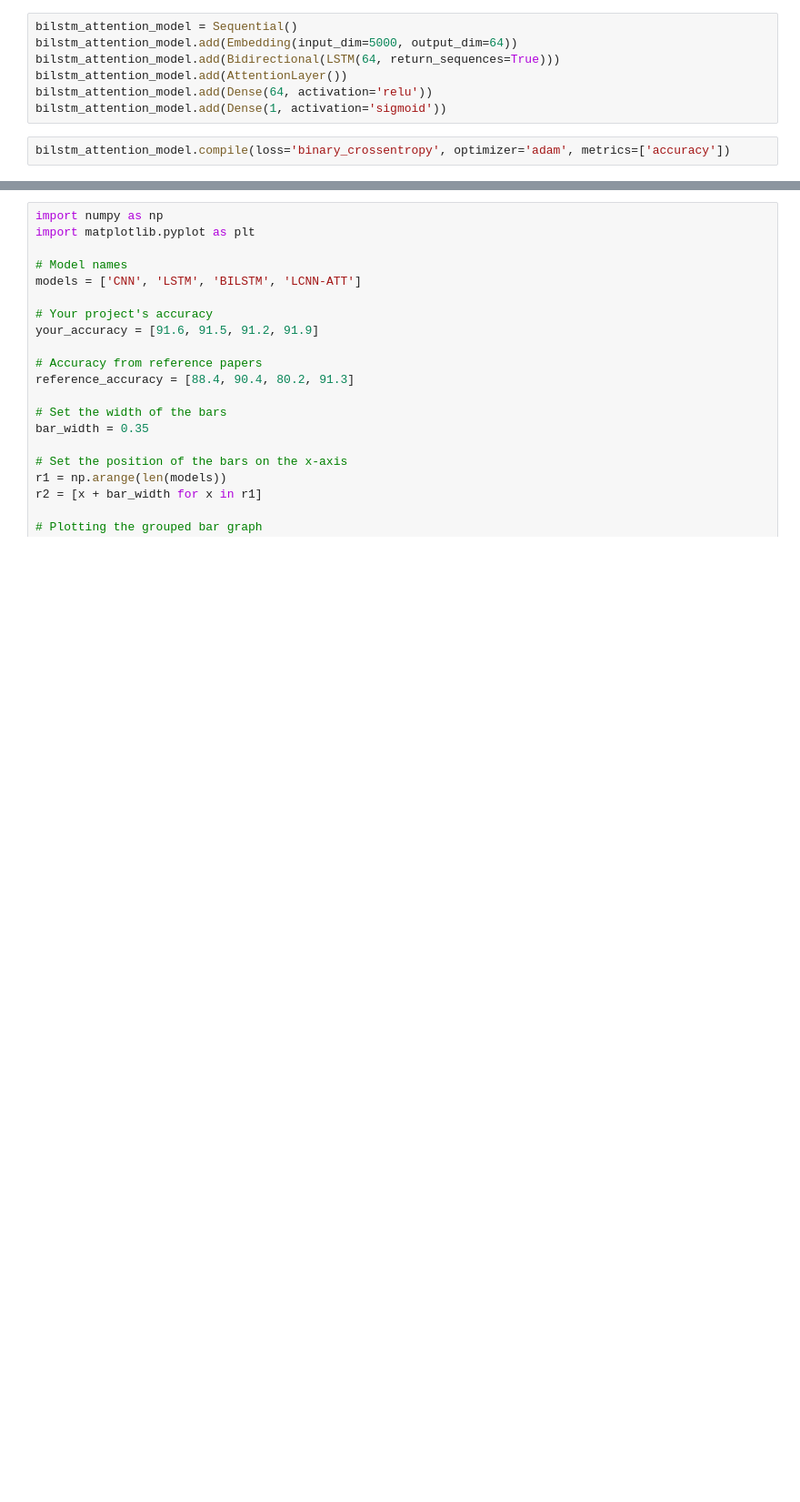
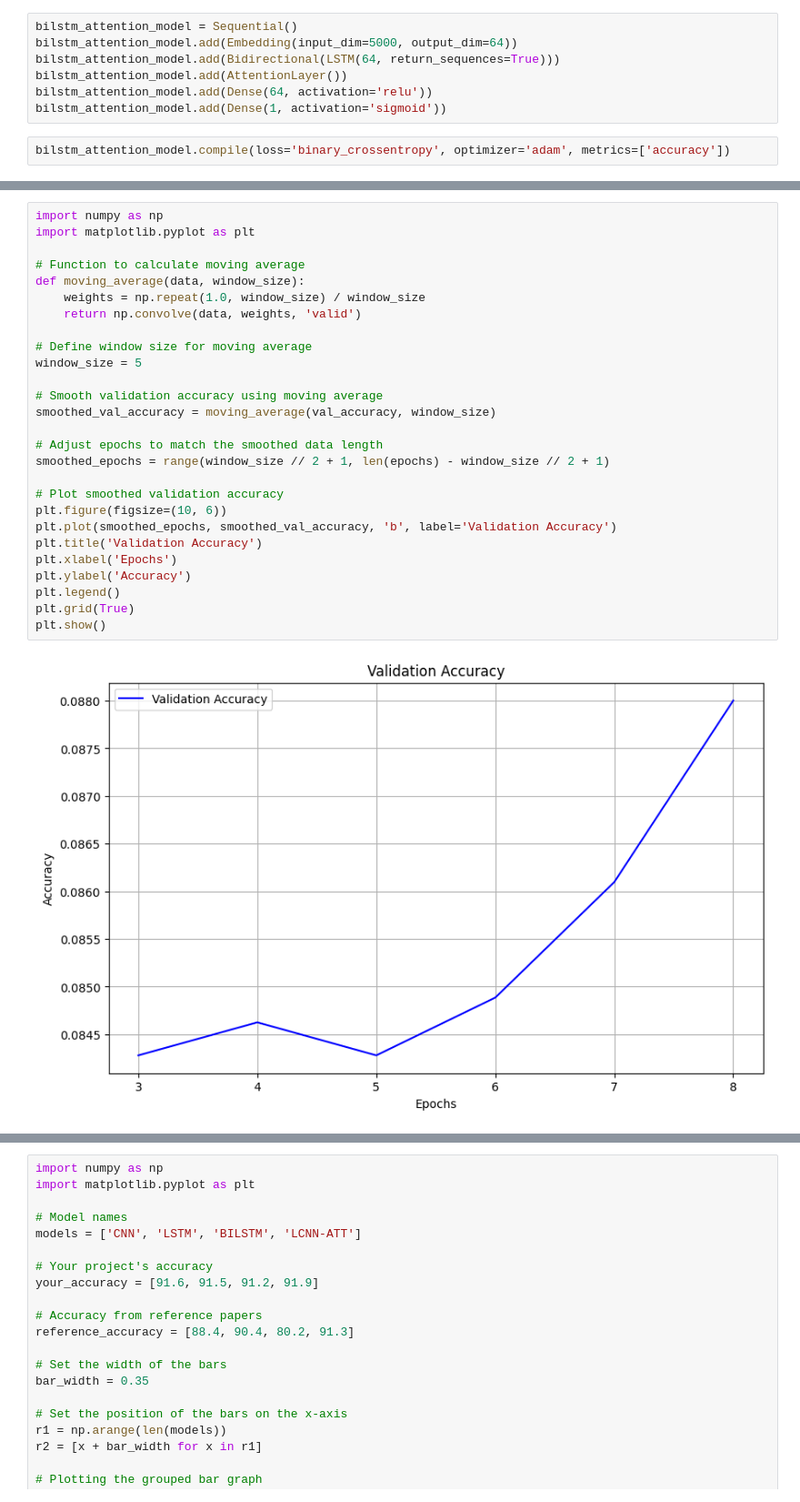
Before and after one commit to jeekay24/twitter-chat-analysis, a Jupyter notebook: analysis.ipynb, the cells around one changed output, grey strips where cells are left out. Shown: that part at 91% size. Drawn from its saved outputs; the diff is of its cells as text; blank space fills up the shorter version.

```diff
--- a/analysis.ipynb
+++ b/analysis.ipynb
@@ -559,0 +595,29 @@ plt.show()
+# %%
+import numpy as np
+import matplotlib.pyplot as plt
+
+# Function to calculate moving average
+def moving_average(data, window_size):
+    weights = np.repeat(1.0, window_size) / window_size
+    return np.convolve(data, weights, 'valid')
+
+# Define window size for moving average
+window_size = 5
+
+# Smooth validation accuracy using moving average
+smoothed_val_accuracy = moving_average(val_accuracy, window_size)
+
+# Adjust epochs to match the smoothed data length
+smoothed_epochs = range(window_size // 2 + 1, len(epochs) - window_size // 2 + 1)
+
+# Plot smoothed validation accuracy
+plt.figure(figsize=(10, 6))
+plt.plot(smoothed_epochs, smoothed_val_accuracy, 'b', label='Validation Accuracy')
+plt.title('Validation Accuracy')
+plt.xlabel('Epochs')
+plt.ylabel('Accuracy')
+plt.legend()
+plt.grid(True)
+plt.show()
+# %% [output]
+[figure, added]
```
Also changed, not shown: parts of 23 cells of this notebook, 1 other file.
